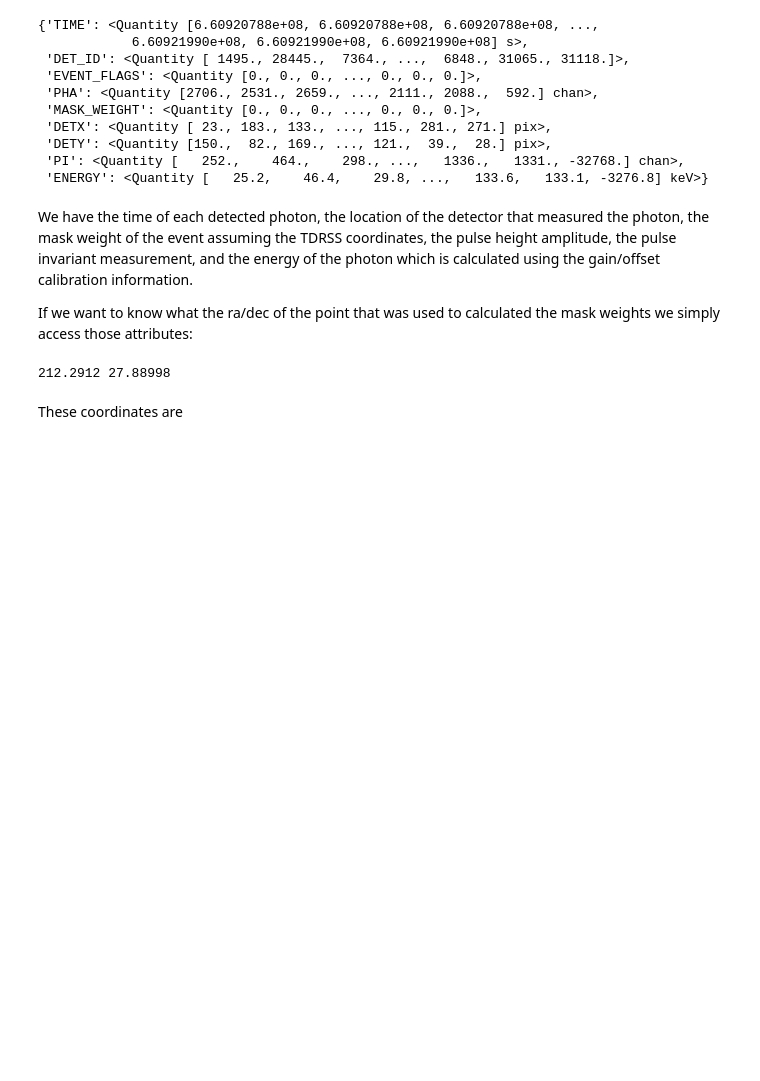
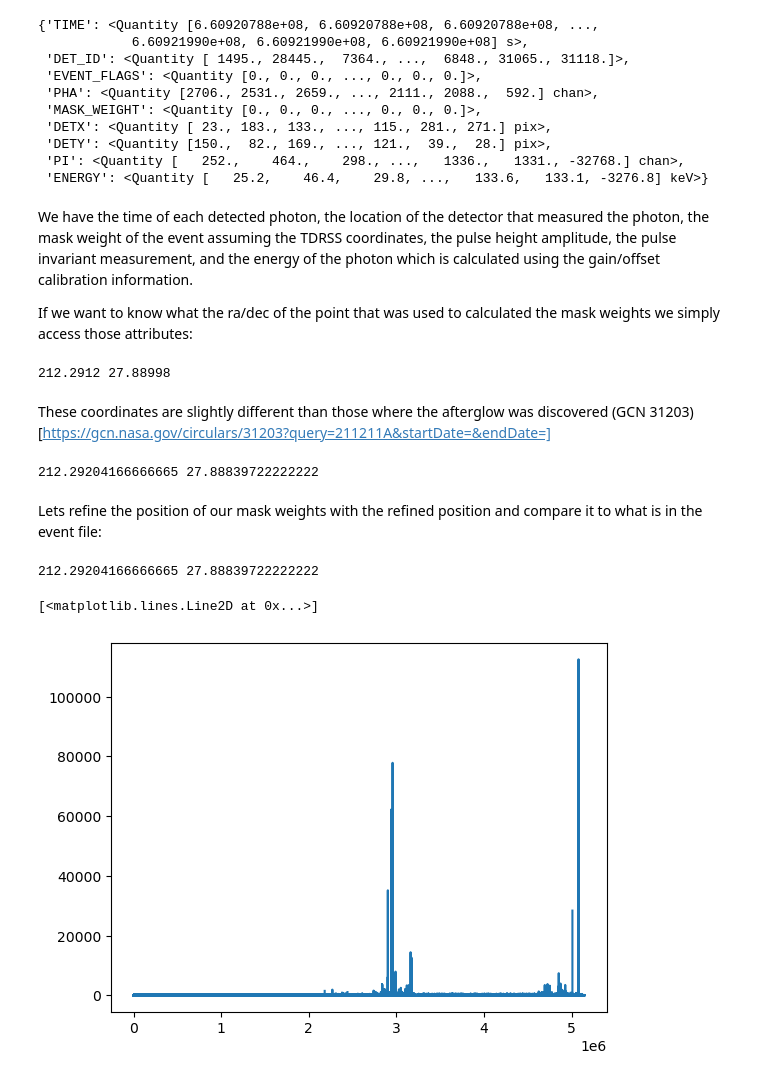
Before and after one commit to parsotat/BatAnalysis, a Jupyter notebook: notebooks/Example_TTE_data_analysis.ipynb, the cells around one changed output. Cells and saved outputs as stored; diff of their text form; code cells hidden in the pictures; blank space fills up the shorter version.

```diff
--- a/notebooks/Example_TTE_data_analysis.ipynb
+++ b/notebooks/Example_TTE_data_analysis.ipynb
@@ -268,2 +269,2 @@ To create our own data products, we need to first create a BatEvent object by pa
 # %%
-event=ba.BatEvent(grb_obs[0].obsid)
+event=ba.BatEvent(grb_obs[0].obsid, recalc=True)
@@ -308,5 +308,29 @@ If we want to know what the ra/dec of the point that was used to calculated the
 print(event.ra, event.dec)
 # %% [output]
 212.2912 27.88998
-# %% [markdown]
-These coordinates are
+# %% [markdown]
+These coordinates are slightly different than those where the afterglow was discovered (GCN 31203)[https://gcn.nasa.gov/circulars/31203?query=211211A&startDate=&endDate=]
+# %%
+afterglow_coords=SkyCoord(ra="14h09m10.09s",dec="27d53m18.23s")
+print(afterglow_coords.ra.deg, afterglow_coords.dec.deg)
+# %% [output]
+212.29204166666665 27.88839722222222
+# %% [markdown]
+Lets refine the position of our mask weights with the refined position and compare it to what is in the event file:
+# %%
+old_weights=event.data["MASK_WEIGHT"]
+old_coords=SkyCoord(event.ra, event.dec, unit="deg")
+
+#recalculate the mask weights
+event.apply_mask_weighting(ra=afterglow_coords.ra.deg, dec=afterglow_coords.dec.deg)
+# %%
+#compare the new and old coordinates
+print(event.ra, event.dec)
+
+#compare the difference in weights
+fig,ax=plt.subplots()
+ax.plot(np.abs((old_weights-event.data["MASK_WEIGHT"])/old_weights))
+# %% [output]
+212.29204166666665 27.88839722222222
+[<matplotlib.lines.Line2D at 0x...>]
+[figure, added]
```
Also changed, not shown: parts of 19 cells of this notebook.
